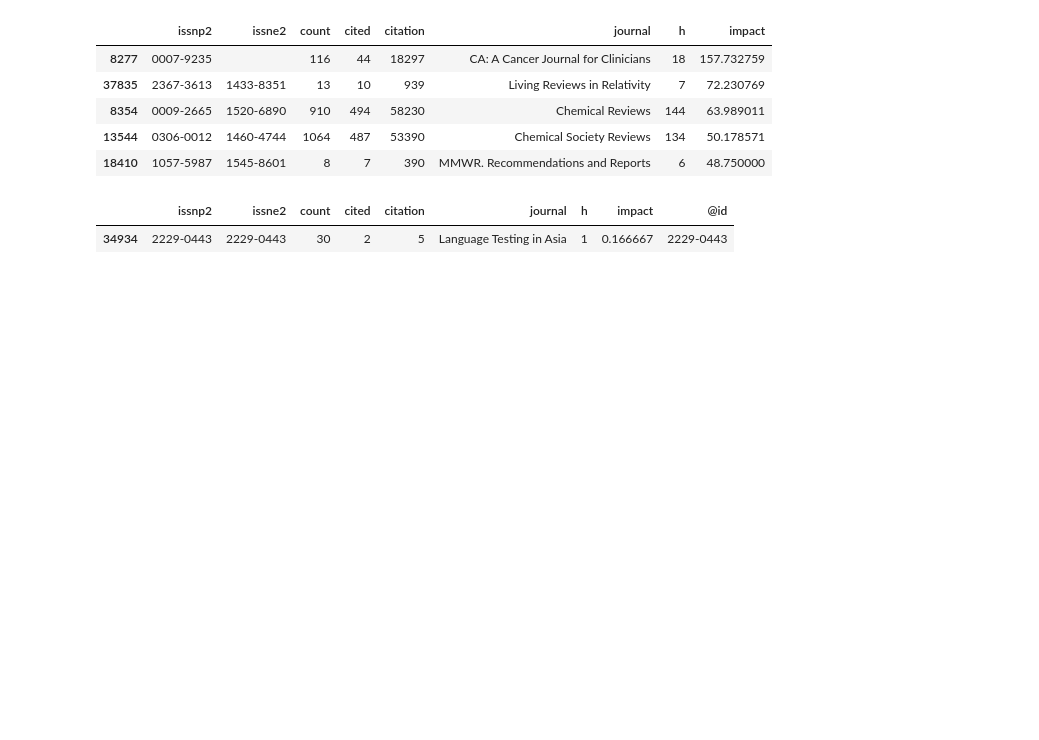
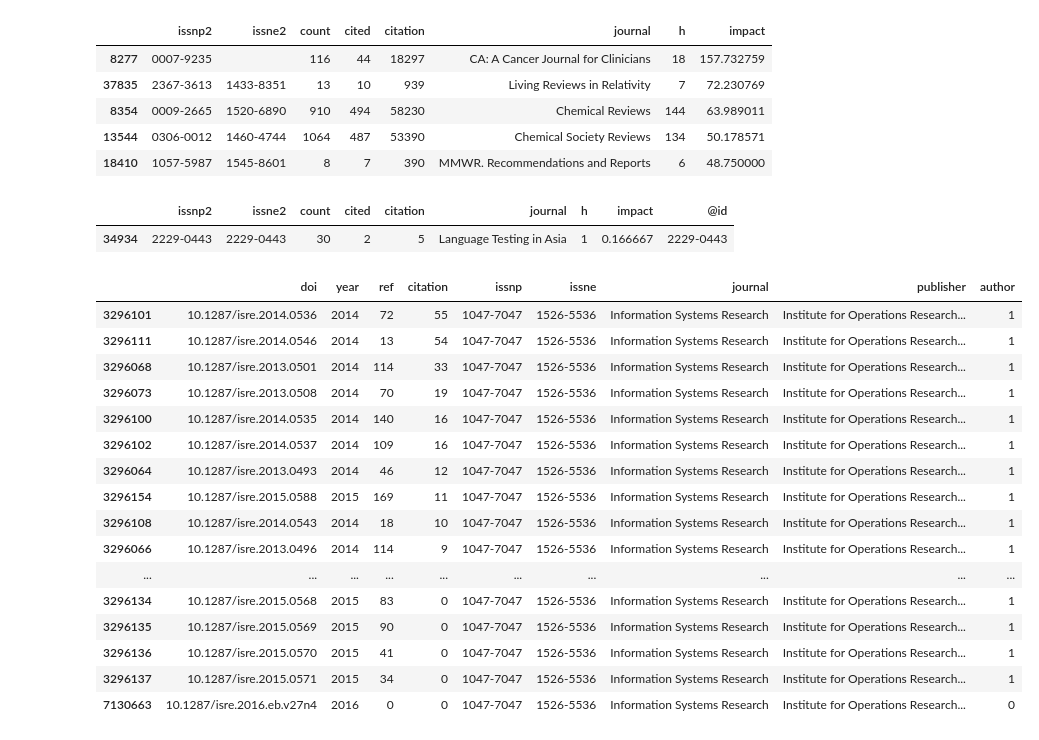
Before and after one commit to moqri/academic_journals, a Jupyter notebook: merge.ipynb, the cells around one changed output. Drawn from its saved outputs; the diff is of its cells as text; code cells hidden in the pictures; blank space fills up the shorter version.

```diff
--- a/merge.ipynb
+++ b/merge.ipynb
@@ -26,6 +26,7 @@ with open("result.txt", "wb") as outfile:
                 if len(line.split('\t'))==9:
                     outfile.write(line+'\n')
 # %%
-df=pd.read_table('data\result.txt',header=None)
+df=pd.read_table('data/data.txt',header=None)
+df.columns=['doi','year','ref','citation','issnp','issne','journal','publisher','author']
 df.shape
 # %% [output]
@@ -129,3 +128,23 @@ for index, i in dg.iterrows():
 # %%
 with open('journals_stats.jsonld', 'w') as outfile:
     json.dump(dic, outfile)
+# %%
+df[df['issnp']=='1047-7047'].sort_values('citation',ascending=False)
+# %% [output]
+|  | doi | year | ref | citation | issnp | issne | journal | publisher | author |
+| 3296101 | 10.1287/isre.2014.0536 | 2014 | 72 | 55 | 1047-7047 | 1526-5536 | Information Systems Research | Institute for Operations Research... | 1 |
+| 3296111 | 10.1287/isre.2014.0546 | 2014 | 13 | 54 | 1047-7047 | 1526-5536 | Information Systems Research | Institute for Operations Research... | 1 |
+| 3296068 | 10.1287/isre.2013.0501 | 2014 | 114 | 33 | 1047-7047 | 1526-5536 | Information Systems Research | Institute for Operations Research... | 1 |
+| 3296073 | 10.1287/isre.2013.0508 | 2014 | 70 | 19 | 1047-7047 | 1526-5536 | Information Systems Research | Institute for Operations Research... | 1 |
+| 3296100 | 10.1287/isre.2014.0535 | 2014 | 140 | 16 | 1047-7047 | 1526-5536 | Information Systems Research | Institute for Operations Research... | 1 |
+| 3296102 | 10.1287/isre.2014.0537 | 2014 | 109 | 16 | 1047-7047 | 1526-5536 | Information Systems Research | Institute for Operations Research... | 1 |
+| 3296064 | 10.1287/isre.2013.0493 | 2014 | 46 | 12 | 1047-7047 | 1526-5536 | Information Systems Research | Institute for Operations Research... | 1 |
+| 3296154 | 10.1287/isre.2015.0588 | 2015 | 169 | 11 | 1047-7047 | 1526-5536 | Information Systems Research | Institute for Operations Research... | 1 |
+| 3296108 | 10.1287/isre.2014.0543 | 2014 | 18 | 10 | 1047-7047 | 1526-5536 | Information Systems Research | Institute for Operations Research... | 1 |
+| 3296066 | 10.1287/isre.2013.0496 | 2014 | 114 | 9 | 1047-7047 | 1526-5536 | Information Systems Research | Institute for Operations Research... | 1 |
+| ... | ... | ... | ... | ... | ... | ... | ... | ... | ... |
+| 3296134 | 10.1287/isre.2015.0568 | 2015 | 83 | 0 | 1047-7047 | 1526-5536 | Information Systems Research | Institute for Operations Research... | 1 |
+| 3296135 | 10.1287/isre.2015.0569 | 2015 | 90 | 0 | 1047-7047 | 1526-5536 | Information Systems Research | Institute for Operations Research... | 1 |
+| 3296136 | 10.1287/isre.2015.0570 | 2015 | 41 | 0 | 1047-7047 | 1526-5536 | Information Systems Research | Institute for Operations Research... | 1 |
+| 3296137 | 10.1287/isre.2015.0571 | 2015 | 34 | 0 | 1047-7047 | 1526-5536 | Information Systems Research | Institute for Operations Research... | 1 |
+| 7130663 | 10.1287/isre.2016.eb.v27n4 | 2016 | 0 | 0 | 1047-7047 | 1526-5536 | Information Systems Research | Institute for Operations Research... | 0 |
```
Also changed, not shown: parts of 4 cells of this notebook, 10 other files.
